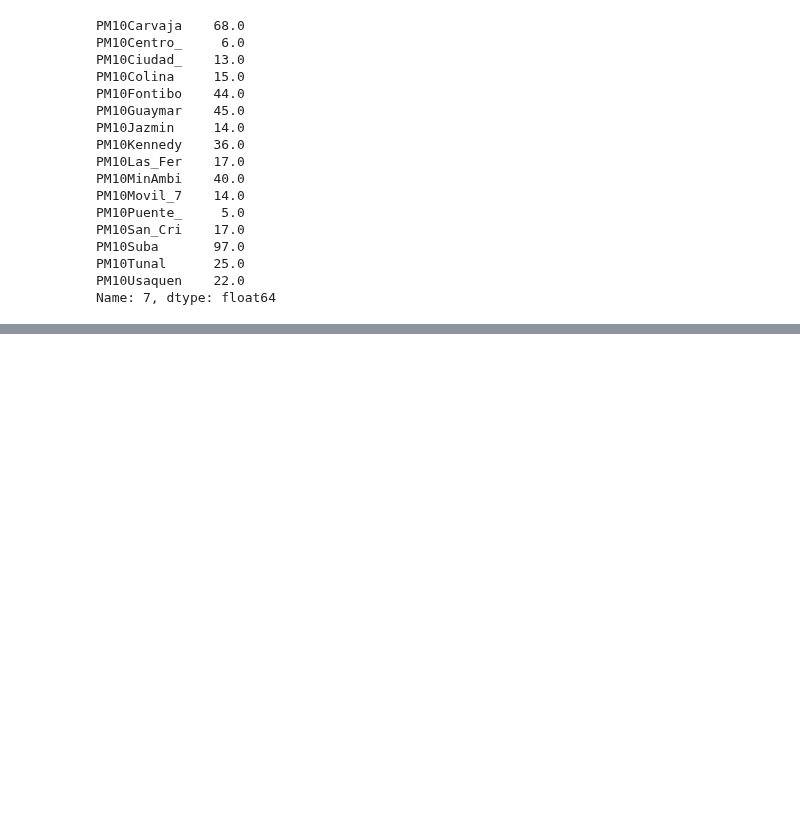
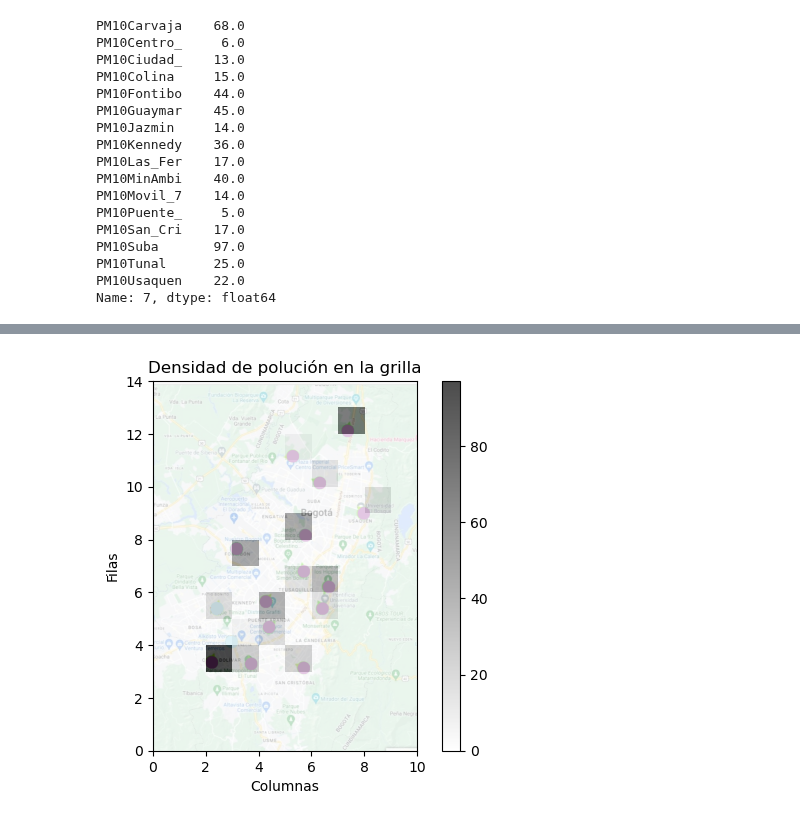
Before and after one commit to svargasro/Wildfire-Smoke-Spread-Over-Bogot-Workshops, a Jupyter notebook: Proyecto Final/Codigo/Analisis de Datos/Polucion/mapa_contaminacion.ipynb, the cells around one changed output, grey strips where cells are left out. Saved outputs shown, nothing was run; the diff lists cells and outputs as text; code cells hidden in the pictures; blank space fills up the shorter version.

Commit message:
Added data analisys to map_contaminacion

```diff
--- a/Proyecto Final/Codigo/Analisis de Datos/Polucion/mapa_contaminacion.ipynb
+++ b/Proyecto Final/Codigo/Analisis de Datos/Polucion/mapa_contaminacion.ipynb
@@ -194,7 +195,7 @@ magnitudes = np.array(coord['PM10'])
 #@title Visualización de la grilla
 def Mapa(data):
     # Cargar la imagen de fondo
-    background_image = mpimg.imread('../Mapita.png')
+    background_image = mpimg.imread('../Map.png')
     Lx, Ly = 10, 14
     # Crear el plot
     fig, ax = plt.subplots()
@@ -204,7 +205,10 @@ def Mapa(data):
 
     # Mostrar la grilla coloreada sobre la imagen de fondo
     # Ajustar alpha para hacer la grilla transparente
-    cax = ax.imshow(data, cmap='gray', interpolation='nearest', extent=[0, Lx, 0, Ly], alpha=0.5)
+    min=np.min(data)
+    max=np.max(data)
+    cax = ax.imshow(data, cmap='gray_r', extent=[0, Lx, 0, Ly], origin='lower',
+                    alpha=0.7, vmin=min, vmax=max)
 
 
     # Agregar una barra de colores para referencia
@@ -237,0 +231,4 @@ Mapa(grid_pm10_combined)
+# %%
+Mapa(grid)
+# %% [output]
+[figure, added]
```
Also changed, not shown: parts of 13 cells of this notebook, 2 other files.
